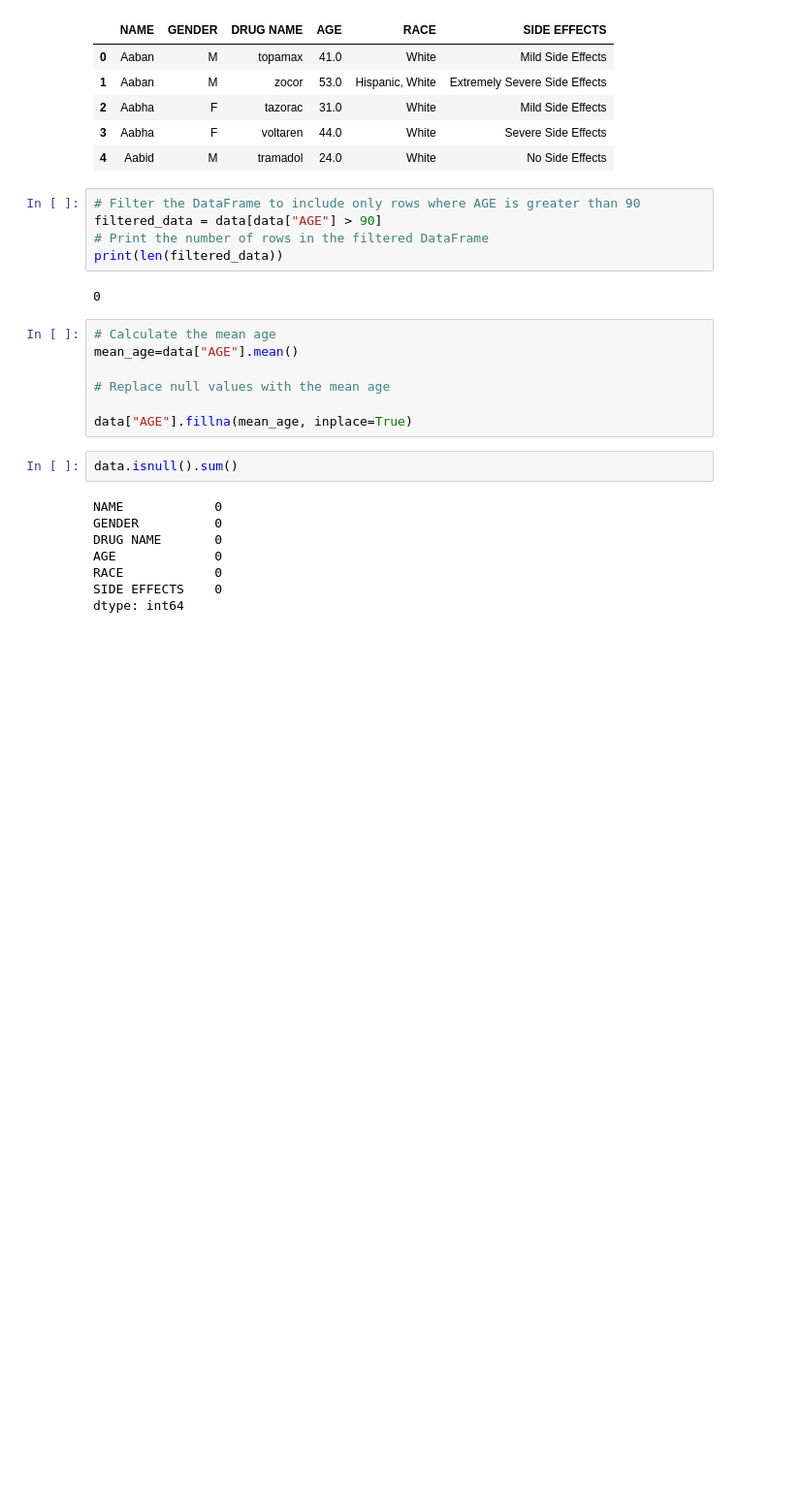
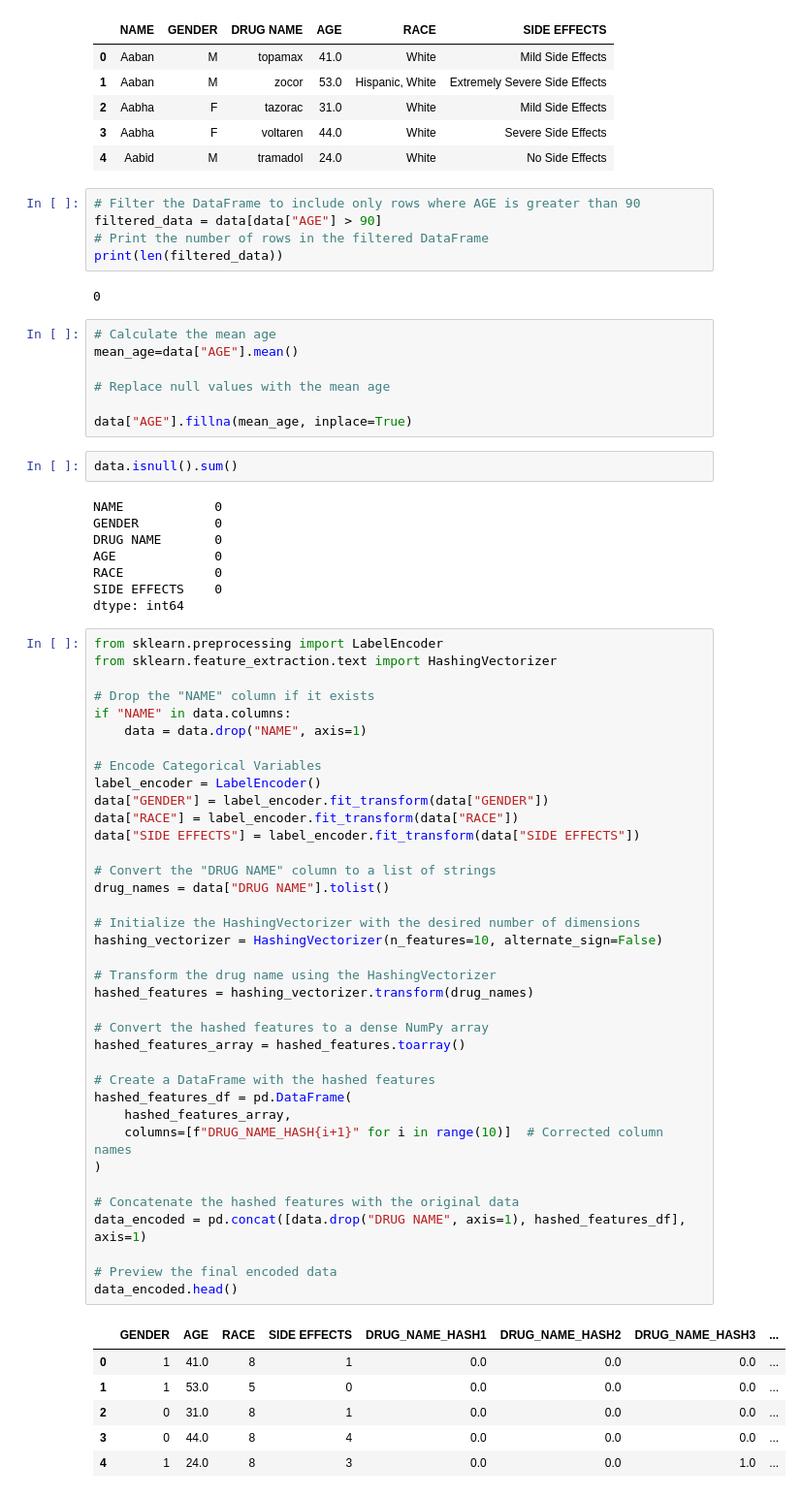
Before and after one commit to Pinnacle443/Drug-Trial, a Jupyter notebook: TCS Intership.ipynb, the cells around one changed output. Shown at 97% size. Cells and saved outputs as stored; diff of their text form; blank space fills up the shorter version.

```diff
--- a/TCS Intership.ipynb
+++ b/TCS Intership.ipynb
@@ -291,3 +292,47 @@ AGE             0
 RACE            0
 SIDE EFFECTS    0
 dtype: int64
+# %%
+from sklearn.preprocessing import LabelEncoder
+from sklearn.feature_extraction.text import HashingVectorizer
+
+# Drop the "NAME" column if it exists
+if "NAME" in data.columns:
+    data = data.drop("NAME", axis=1)
+
+# Encode Categorical Variables
+label_encoder = LabelEncoder()
+data["GENDER"] = label_encoder.fit_transform(data["GENDER"])
+data["RACE"] = label_encoder.fit_transform(data["RACE"])
+data["SIDE EFFECTS"] = label_encoder.fit_transform(data["SIDE EFFECTS"])
+
+# Convert the "DRUG NAME" column to a list of strings
+drug_names = data["DRUG NAME"].tolist()
+
+# Initialize the HashingVectorizer with the desired number of dimensions
+hashing_vectorizer = HashingVectorizer(n_features=10, alternate_sign=False)
+
+# Transform the drug name using the HashingVectorizer
+hashed_features = hashing_vectorizer.transform(drug_names)
+
+# Convert the hashed features to a dense NumPy array
+hashed_features_array = hashed_features.toarray()
+
+# Create a DataFrame with the hashed features
+hashed_features_df = pd.DataFrame(
+    hashed_features_array,
+    columns=[f"DRUG_NAME_HASH{i+1}" for i in range(10)]  # Corrected column names
+)
+
+# Concatenate the hashed features with the original data
+data_encoded = pd.concat([data.drop("DRUG NAME", axis=1), hashed_features_df], axis=1)
+
+# Preview the final encoded data
+data_encoded.head()
+# %% [output]
+|  | GENDER | AGE | RACE | SIDE EFFECTS | DRUG_NAME_HASH1 | DRUG_NAME_HASH2 | DRUG_NAME_HASH3 | ... |
+| 0 | 1 | 41.0 | 8 | 1 | 0.0 | 0.0 | 0.0 | ... |
+| 1 | 1 | 53.0 | 5 | 0 | 0.0 | 0.0 | 0.0 | ... |
+| 2 | 0 | 31.0 | 8 | 1 | 0.0 | 0.0 | 0.0 | ... |
+| 3 | 0 | 44.0 | 8 | 4 | 0.0 | 0.0 | 0.0 | ... |
+| 4 | 1 | 24.0 | 8 | 3 | 0.0 | 0.0 | 1.0 | ... |
```
Also changed, not shown: parts of 12 cells of this notebook.
